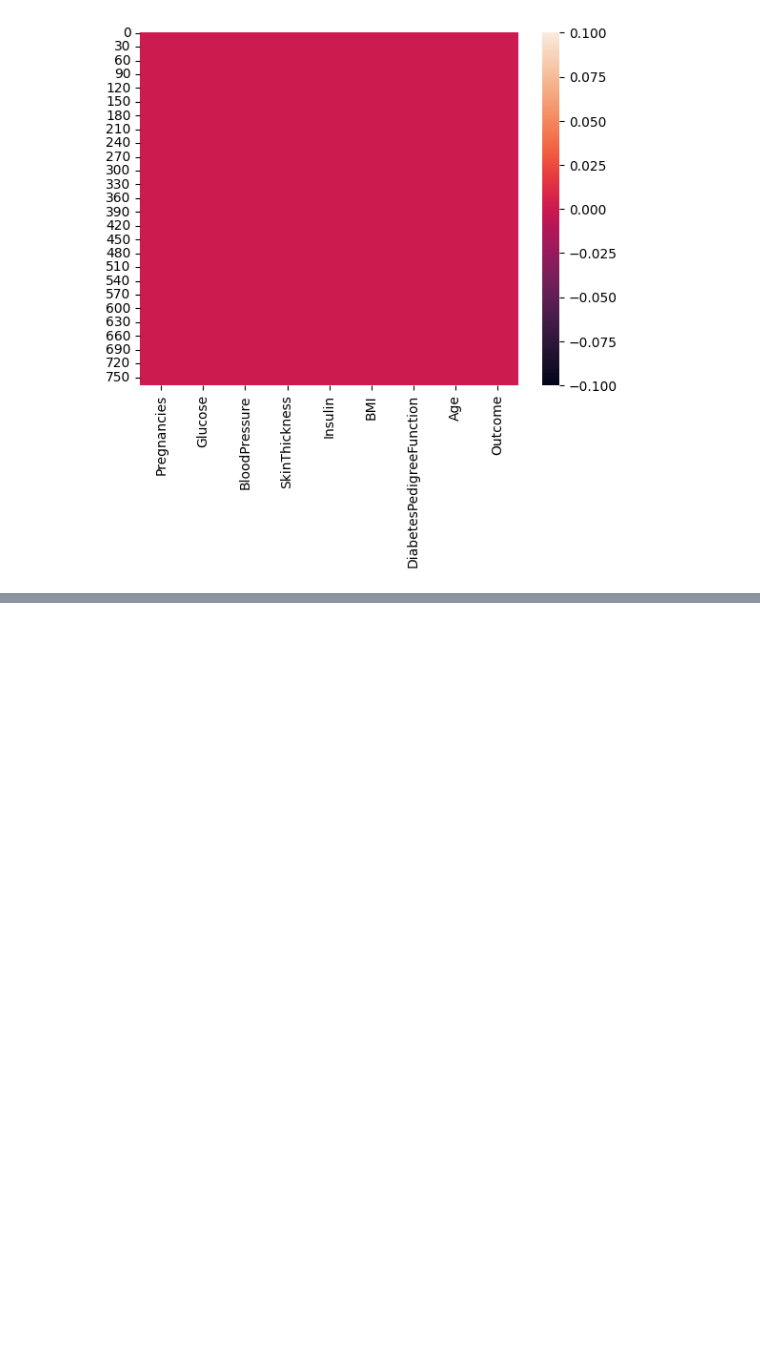
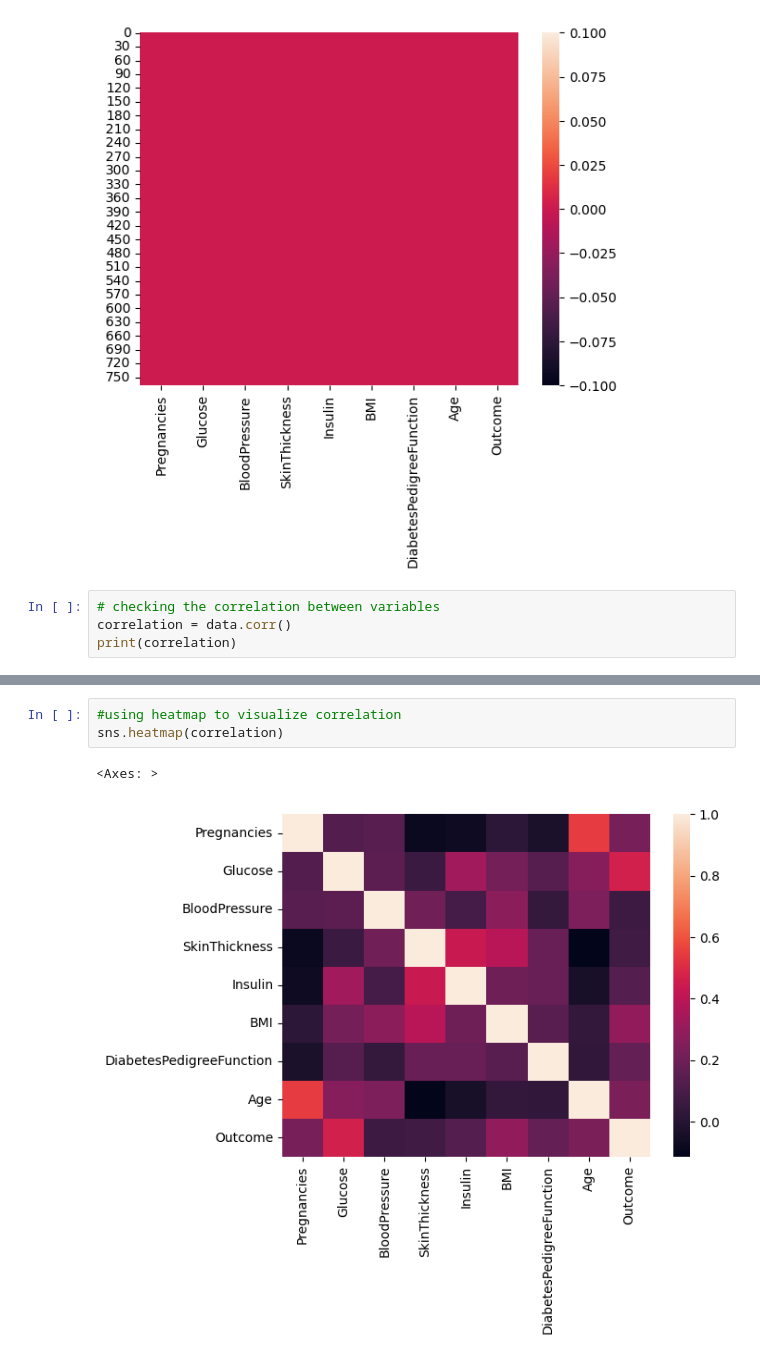
Before and after one commit to lilyflowr/Personal-Data-Science-Projects, a Jupyter notebook: Diabetics_Prediction_Project.ipynb, the cells around one changed output, grey strips where cells are left out. Saved outputs shown, nothing was run; the diff lists cells and outputs as text; blank space fills up the shorter version.

```diff
--- a/Diabetics_Prediction_Project.ipynb
+++ b/Diabetics_Prediction_Project.ipynb
@@ -49,3 +59,7 @@ sns.heatmap(data.isnull())
 # %% [output]
 <Axes: >
 [figure]
+# %%
+# checking the correlation between variables
+correlation = data.corr()
+print(correlation)
@@ -51,0 +84,6 @@ sns.heatmap(data.isnull())
+# %%
+#using heatmap to visualize correlation
+sns.heatmap(correlation)
+# %% [output]
+<Axes: >
+[figure, added]
```
Also changed, not shown: parts of 9 cells of this notebook.
